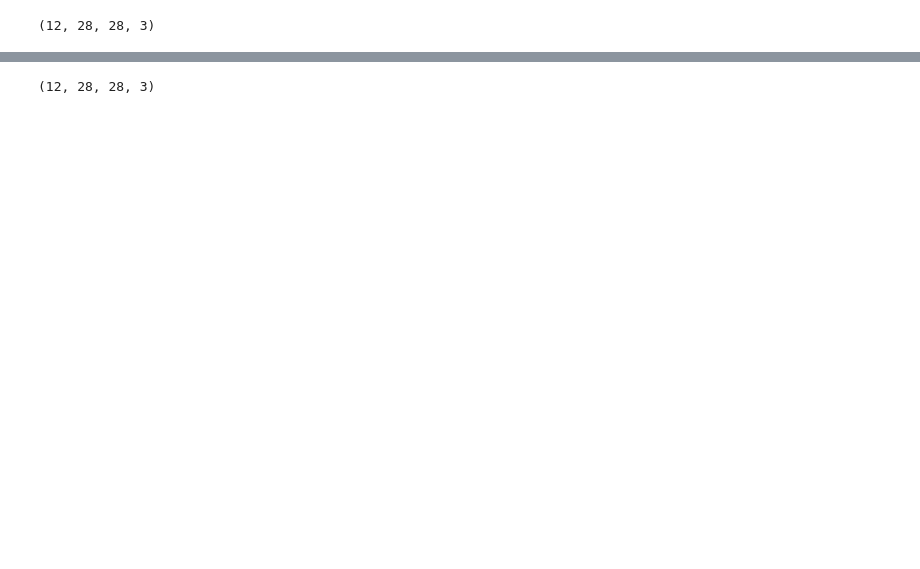
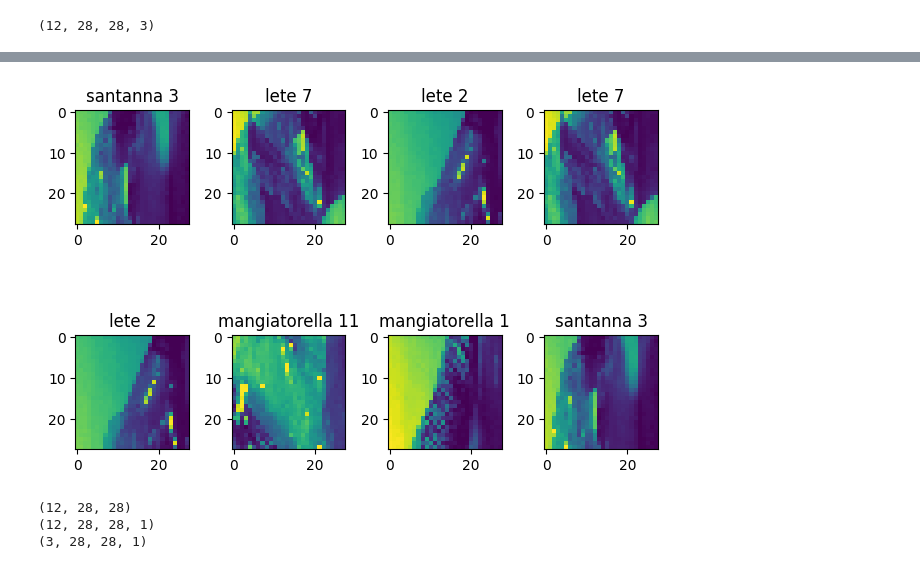
Before and after one commit to enricozanardo/m3-gpu-ml, a Jupyter notebook: personal.ipynb, the cells around one changed output, grey strips where cells are left out. Drawn from its saved outputs; the diff is of its cells as text; code cells hidden in the pictures; blank space fills up the shorter version.

Commit message:
update model to work with gray images

```diff
--- a/personal.ipynb
+++ b/personal.ipynb
@@ -69,0 +52,4 @@ plt.show()
+# %%
+# convert the RGB images into a grayscale
+def rgb_to_grayscale(rgb_images):
+    return np.mean(rgb_images, axis=-1)
@@ -70,13 +59,40 @@ plt.show()
+# %%
+# stampa le prime 10 immagini
+import random
+
+
+width = images_train_grayscale.shape[1] # 28
+height = images_train_grayscale.shape[2] # 28
+rows = 2
+cols = 4
+axes = []
+fig = plt.figure()
+
+for a in range(rows * cols):
+    n = random.randrange(images_train_grayscale.shape[0])
+    b = images_train_grayscale[n]
+    e = etichette[n]
+    axes.append(fig.add_subplot(rows, cols, a + 1))
+    subplot_title = f"{e} {str(n)}"
+    axes[-1].set_title(subplot_title)
+    plt.imshow(b)
+fig.tight_layout()
+plt.show()
+# %% [output]
+[figure, added]
 # %%
 #### Inizio lavoro sulla rete neurale --- Data Preprossing
 
-print(images_train.shape)
+print(images_train_grayscale.shape)
 
-# images_train = images_train.reshape(60000,28,28,1)
-# images_test = images_test.reshape(10000,28,28,1)
+images_train_grayscale = images_train_grayscale.reshape((images_train_grayscale.shape[0],28,28,1)).astype('float32')
+images_test_grayscale = images_test_grayscale.reshape((images_test_grayscale.shape[0],28,28,1)).astype('float32')
 
-# print(images_train.shape)
+print(images_train_grayscale.shape)
+print(images_test_grayscale.shape)
 # %% [output]
-(12, 28, 28, 3)
+(12, 28, 28)
+(12, 28, 28, 1)
+(3, 28, 28, 1)
 # %%
 # normalizzo
```
Also changed, not shown: parts of 16 cells of this notebook, 1 other file.
